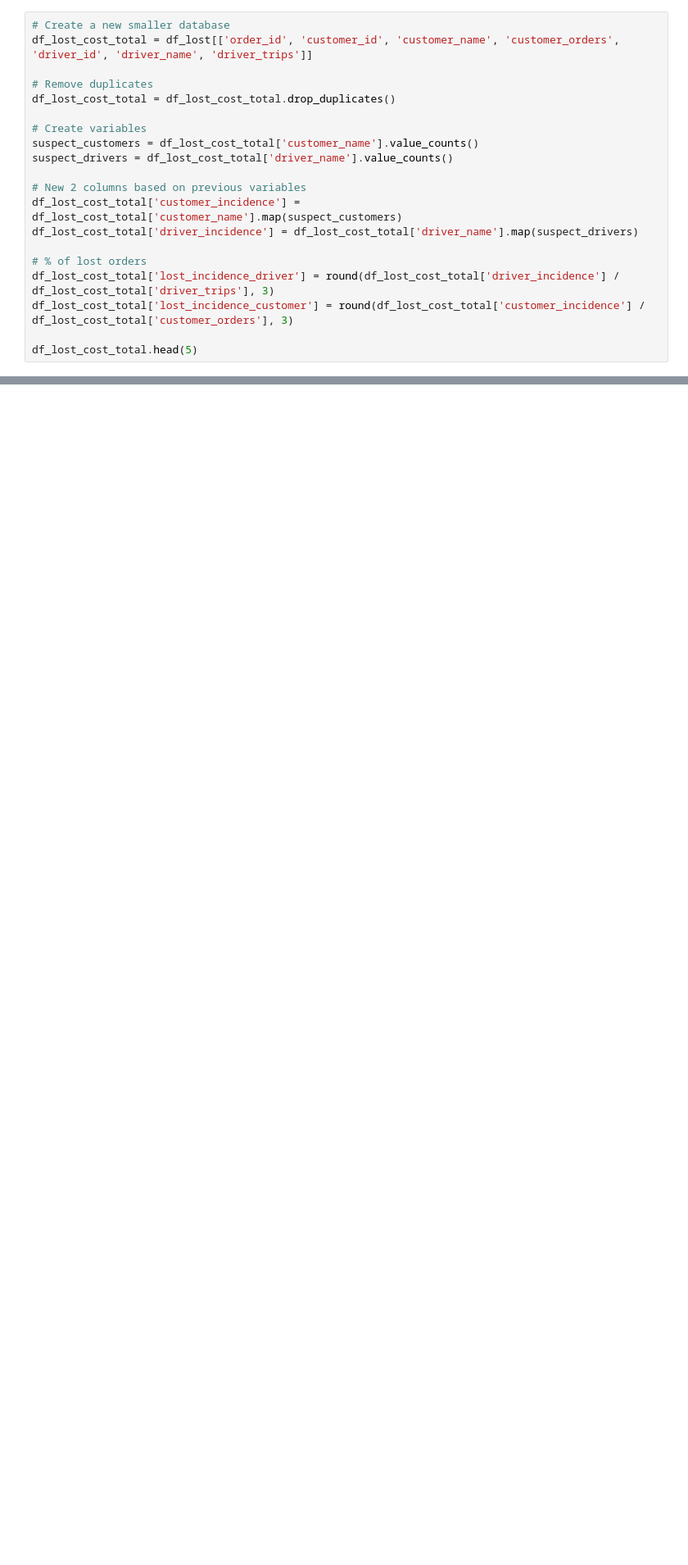
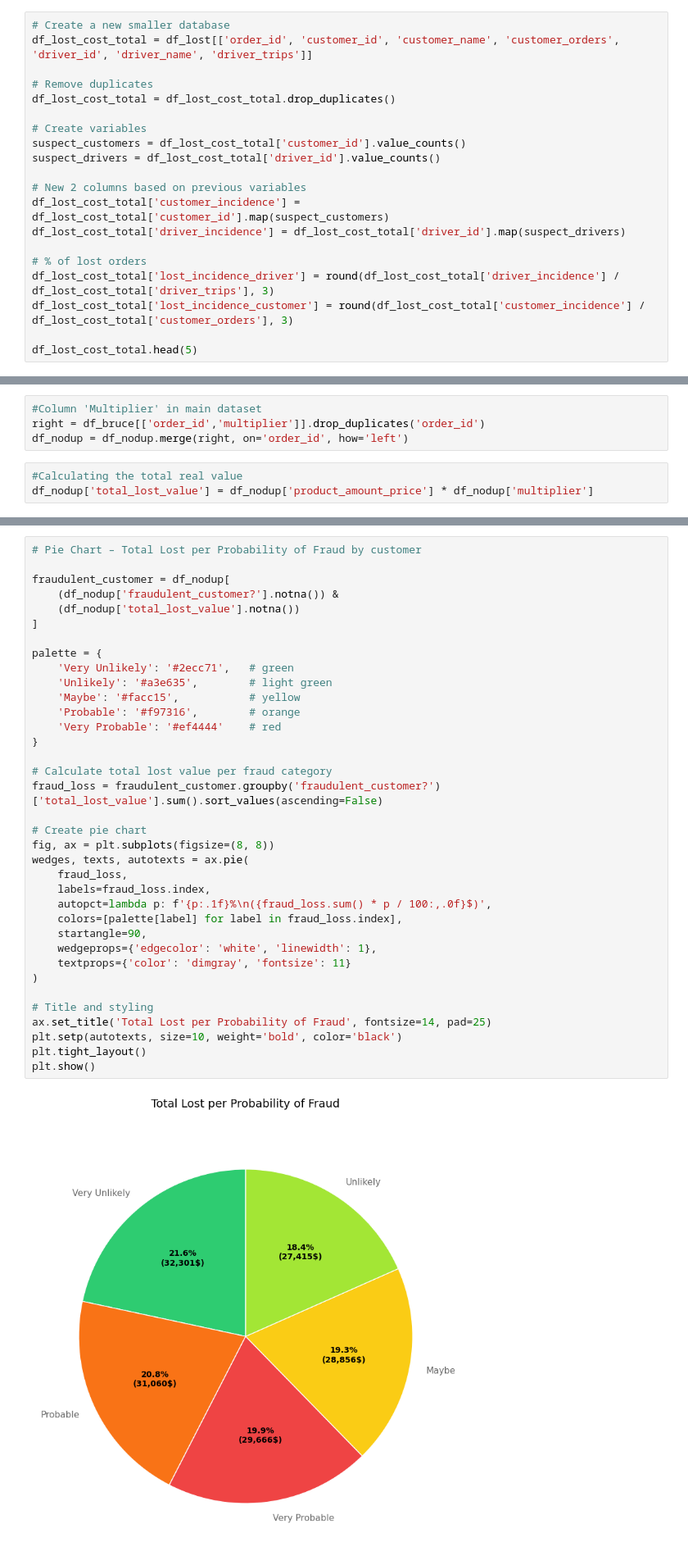
Before and after one commit to Edcysne/Walmart-Project, a Jupyter notebook: first_data_analysis.ipynb, the cells around one changed output, grey strips where cells are left out. Shown at 82% size. Drawn from its saved outputs; the diff is of its cells as text; blank space fills up the shorter version.

Commit message:
Finnish 2nd, 3rd, 4th and 5th charts

```diff
--- a/first_data_analysis.ipynb
+++ b/first_data_analysis.ipynb
@@ -126,12 +134,12 @@ df_lost_cost_total = df_lost[['order_id', 'customer_id', 'customer_name', 'custo
 df_lost_cost_total = df_lost_cost_total.drop_duplicates()
 
 # Create variables
-suspect_customers = df_lost_cost_total['customer_name'].value_counts()
-suspect_drivers = df_lost_cost_total['driver_name'].value_counts()
+suspect_customers = df_lost_cost_total['customer_id'].value_counts()
+suspect_drivers = df_lost_cost_total['driver_id'].value_counts()
 
 # New 2 columns based on previous variables
-df_lost_cost_total['customer_incidence'] = df_lost_cost_total['customer_name'].map(suspect_customers)
-df_lost_cost_total['driver_incidence'] = df_lost_cost_total['driver_name'].map(suspect_drivers)
+df_lost_cost_total['customer_incidence'] = df_lost_cost_total['customer_id'].map(suspect_customers)
+df_lost_cost_total['driver_incidence'] = df_lost_cost_total['driver_id'].map(suspect_drivers)
 
 # % of lost orders
 df_lost_cost_total['lost_incidence_driver'] = round(df_lost_cost_total['driver_incidence'] / df_lost_cost_total['driver_trips'], 3)
@@ -289,0 +290,7 @@ df_nodup[df_nodup['customer_name'] == 'Elijah Taylor']
+# %%
+#Column 'Multiplier' in main dataset
+right = df_bruce[['order_id','multiplier']].drop_duplicates('order_id')
+df_nodup = df_nodup.merge(right, on='order_id', how='left')
+# %%
+#Calculating the total real value
+df_nodup['total_lost_value'] = df_nodup['product_amount_price'] * df_nodup['multiplier']
@@ -371,0 +823,38 @@ df_nodup.head()
+# %%
+# Pie Chart – Total Lost per Probability of Fraud by customer
+
+fraudulent_customer = df_nodup[
+    (df_nodup['fraudulent_customer?'].notna()) &
+    (df_nodup['total_lost_value'].notna())
+]
+
+palette = {
+    'Very Unlikely': '#2ecc71',   # green
+    'Unlikely': '#a3e635',        # light green
+    'Maybe': '#facc15',           # yellow
+    'Probable': '#f97316',        # orange
+    'Very Probable': '#ef4444'    # red
+}
+
+# Calculate total lost value per fraud category
+fraud_loss = fraudulent_customer.groupby('fraudulent_customer?')['total_lost_value'].sum().sort_values(ascending=False)
+
+# Create pie chart
+fig, ax = plt.subplots(figsize=(8, 8))
+wedges, texts, autotexts = ax.pie(
+    fraud_loss,
+    labels=fraud_loss.index,
+    autopct=lambda p: f'{p:.1f}%\n({fraud_loss.sum() * p / 100:,.0f}$)',
+    colors=[palette[label] for label in fraud_loss.index],
+    startangle=90,
+    wedgeprops={'edgecolor': 'white', 'linewidth': 1},
+    textprops={'color': 'dimgray', 'fontsize': 11}
+)
+
+# Title and styling
+ax.set_title('Total Lost per Probability of Fraud', fontsize=14, pad=25)
+plt.setp(autotexts, size=10, weight='bold', color='black')
+plt.tight_layout()
+plt.show()
+# %% [output]
+[figure, added]
```
Also changed, not shown: parts of 32 cells of this notebook.
